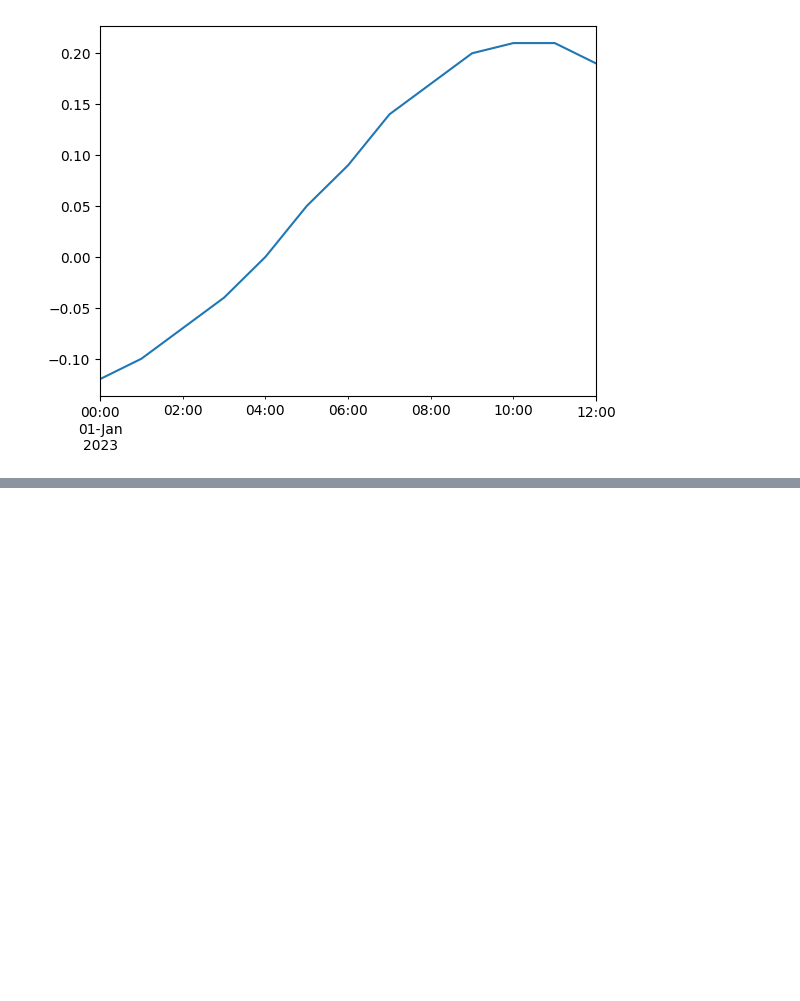
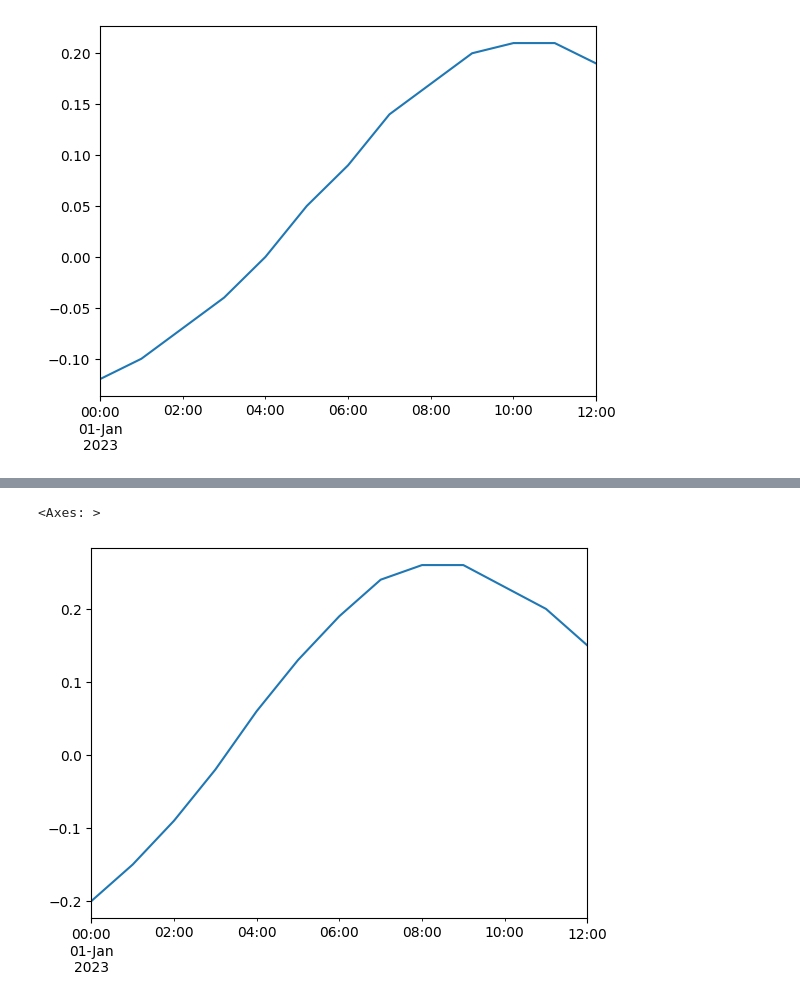
Before and after one commit to rom-py/rompy-notebooks, a Jupyter notebook: notebooks/xbeach/forcing-demo.ipynb, the cells around one changed output, grey strips where cells are left out. Cells and saved outputs as stored; diff of their text form; code cells hidden in the pictures; blank space fills up the shorter version.

Commit message:
Add example to generate tide from constituents table, replaced object names from timeseries to point

```diff
--- a/notebooks/xbeach/forcing-demo.ipynb
+++ b/notebooks/xbeach/forcing-demo.ipynb
@@ -589,0 +600,17 @@ df.zs.plot()
+# %%
+# The source must return a dataset with the oceantide accessor
+source = SourceTidePointCSV(
+    filename="../../../rompy-xbeach/tests/data/tide_cons_station.csv",
+    acol="amplitude",
+    pcol="phase",
+    ccol="constituent",
+)
+
+# The TidePoint object should be used if the source data is a point constituents dataset
+tide = TidePoint(source=source)
+
+namelist = tide.get(destdir=destdir, grid=grid, time=times)
+print(namelist)
+
+tidefile = destdir / namelist["zs0file"]
+print(tidefile.read_text())
@@ -589,0 +635,5 @@ df.zs.plot()
+# %%
+# Load the generated tide data
+df = pd.read_csv(tidefile, header=None, sep="\s+", names=["tsec", "zs"])
+df.index = [times.start + timedelta(seconds=s) for s in df.tsec]
+display(df)
@@ -589,0 +655,5 @@ df.zs.plot()
+# %%
+df.zs.plot()
+# %% [output]
+<Axes: >
+[figure, added]
```
Also changed, not shown: parts of 10 cells of this notebook.
